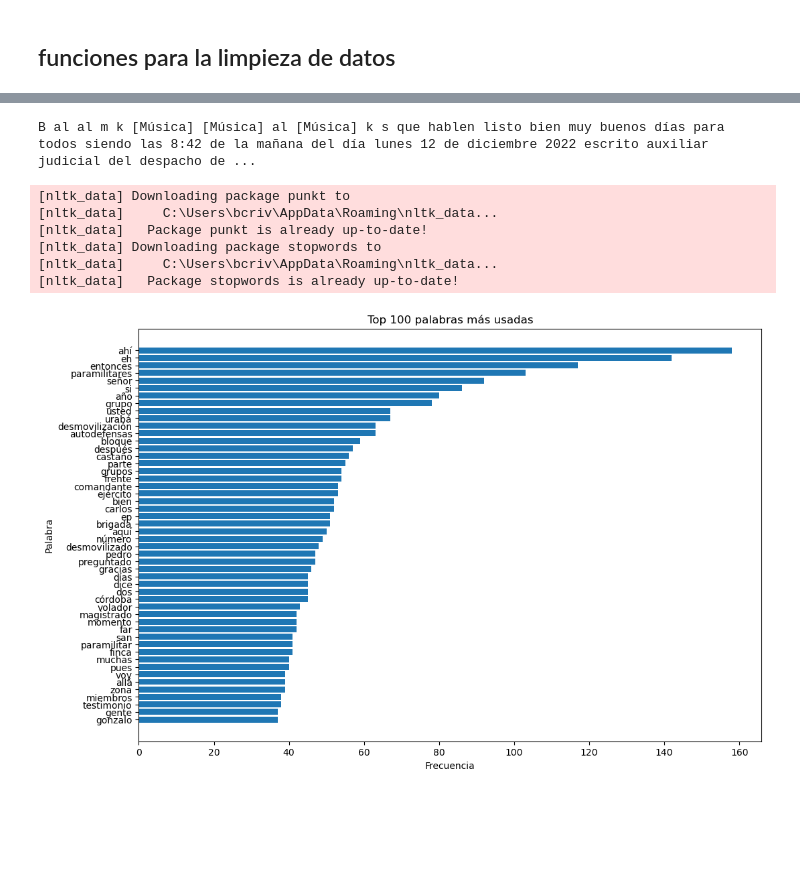
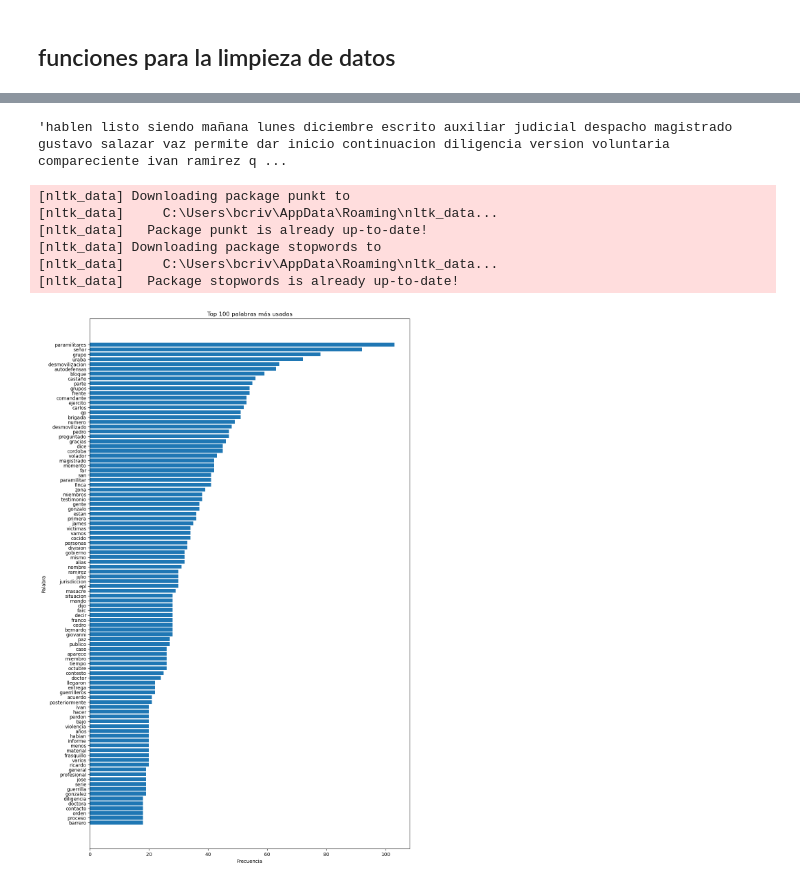
Before and after one commit to briveros23/Redes_sociales, a Jupyter notebook: notebook/Taller 4.ipynb, the cells around one changed output, grey strips where cells are left out. Saved outputs shown, nothing was run; the diff lists cells and outputs as text; code cells hidden in the pictures; blank space fills up the shorter version.

```diff
--- a/notebook/Taller 4.ipynb
+++ b/notebook/Taller 4.ipynb
@@ -116,4 +82,0 @@ B m k [Música] [Música] [Música] k s hablen listo bien buenos días siendo 8:
-# %%
-print(subtitulos_caso_6[0])
-# %% [output]
-B al al m k [Música] [Música] al [Música] k s que hablen listo bien muy buenos días para todos siendo las 8:42 de la mañana del día lunes 12 de diciembre 2022 escrito auxiliar judicial del despacho de ...
@@ -120,49 +124,59 @@ B al al m k [Música] [Música] al [Música] k s que hablen listo bien muy bueno
+# %%
+# conteo de palabras
+conteo_palabras_caso_6 = contar_palabras_con_numeros(subtitulos_caso_6[0])
+# eliminar texto con numeros
+subtitulos_caso_6_1= eliminar_texto_con_numeros(subtitulos_caso_6[0])
+# normalizar texto
+subtitulos_caso_6_1 = normalizacion_regex_texto(subtitulos_caso_6_1)
+# eliminar stopwords
+## cargamos las palabras
+with open('../input/stop_words_taller4.txt','r') as f:
+    stop_words = f.read().splitlines()
+subtitulos_caso_6_1 = eliminar_stop_words(subtitulos_caso_6_1,stop_words)
+# %%
+subtitulos_caso_6_1
+# %% [output]
+'hablen listo siendo mañana lunes diciembre escrito auxiliar judicial despacho magistrado gustavo salazar vaz permite dar inicio continuacion diligencia version voluntaria compareciente ivan ramirez q ...
 # %%
 import matplotlib.pyplot as plt
 from collections import Counter
-import nltk
+
 from nltk.corpus import stopwords
 nltk.download('punkt')
 nltk.download('stopwords')
 
 def plot_top_words(text, num_words=100):
-    # Tokenizar el texto y eliminar signos de puntuación
-    words = nltk.tokenize.word_tokenize(text)
+    '''Genera un gráfico de barras con las palabras más comunes en un texto luego de ser limpiado y tokenizado.'''
+    # separar el texto en palabras
+    words = text.split(' ')
     words = [word.lower() for word in words if word.isalpha()]
-
-    # Eliminar palabras vacías (stop words)
-    stop_words = set(stopwords.words("spanish"))
-    words = [word for word in words if word not in stop_words]
-
     # Contar la frecuencia de cada palabra
     word_freq = Counter(words)
 
     # Obtener las palabras más comunes
     top_words = word_freq.most_common(num_words)
-
+    print(top_words.)
     # Preparar datos para el gráfico
     words, freq = zip(*top_words)
 
     # Crear el gráfico de barras
-    plt.figure(figsize=(12, 8))
+    plt.figure(figsize=(12, 20))
     plt.barh(range(len(words)), freq, align='center')
     plt.yticks(range(len(words)), words)
     plt.gca().invert_yaxis()  # Invertir el eje y para que las palabras más comunes estén en la parte superior
     plt.xlabel('Frecuencia')
     plt.ylabel('Palabra')
-    plt.title('Top 100 palabras más usadas')
+    plt.title(f'Top {num_words} palabras más usadas')
     plt.show()
 
-# Ejemplo de texto
-texto = "This is an example sentence. It contains some words that will be counted to show the most common words in the text. This is just a dummy text for demonstration purposes."
 
 # Generar el gráfico
-plot_top_words(remove_stopwords_spanish(subtitulos_caso_6[0]),50)
+plot_top_words(subtitulos_caso_6_1,100)
 # %% [output]
 [nltk_data] Downloading package punkt to
 [nltk_data]     C:\Users\bcriv\AppData\Roaming\nltk_data...
 [nltk_data]   Package punkt is already up-to-date!
 [nltk_data] Downloading package stopwords to
 [nltk_data]     C:\Users\bcriv\AppData\Roaming\nltk_data...
 [nltk_data]   Package stopwords is already up-to-date!
-[figure, old version]
+[figure, new version]
```
Also changed, not shown: parts of 5 cells of this notebook, 1 other file.
